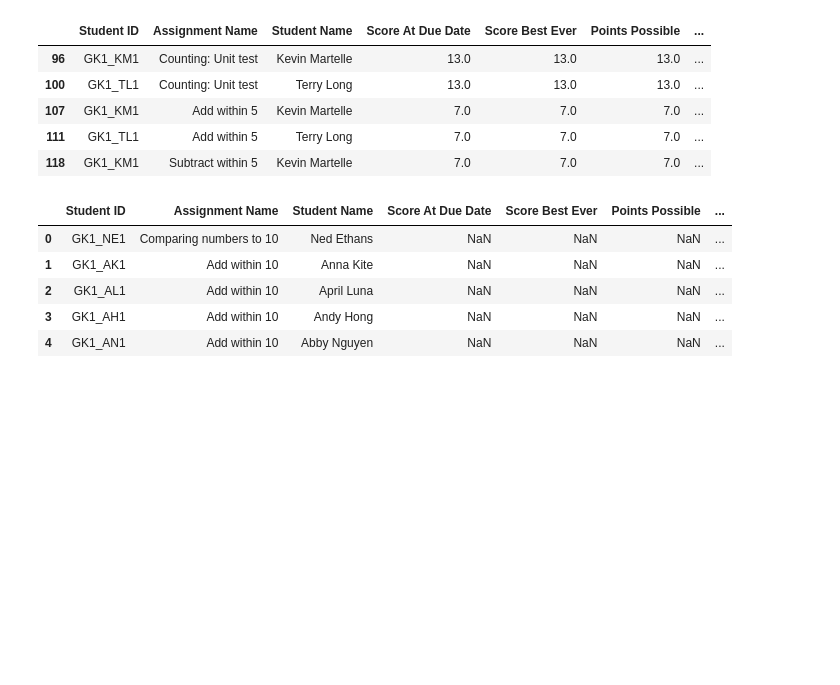
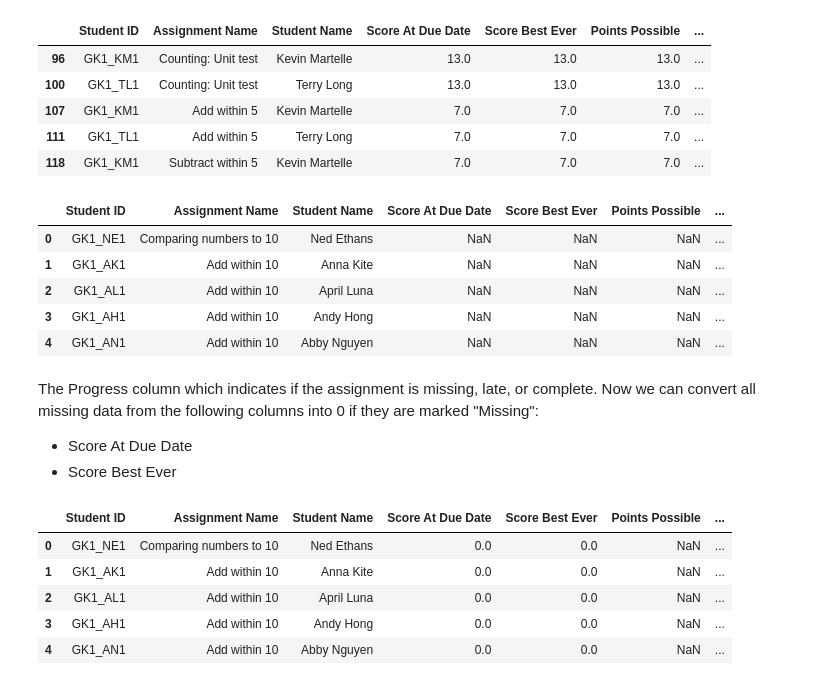
Before and after one commit to kle96/student-dashboard, a Jupyter notebook: data_cleaning/data_cleaning1.ipynb, the cells around one changed output. Cells and saved outputs as stored; diff of their text form; code cells hidden in the pictures; blank space fills up the shorter version.

Commit message:
Data Cleaning: Set missing assignment scores to 0

```diff
--- a/data_cleaning/data_cleaning1.ipynb
+++ b/data_cleaning/data_cleaning1.ipynb
@@ -185,3 +185,17 @@ df.head()
 | 2 | GK1_AL1 | Add within 10 | April Luna | NaN | NaN | NaN | ... |
 | 3 | GK1_AH1 | Add within 10 | Andy Hong | NaN | NaN | NaN | ... |
 | 4 | GK1_AN1 | Add within 10 | Abby Nguyen | NaN | NaN | NaN | ... |
+# %% [markdown]
+The Progress column which indicates if the assignment is missing, late, or complete. Now we can convert all missing data from the following columns into 0 if they are marked "Missing":
+- Score At Due Date
+- Score Best Ever
+# %%
+df.loc[df['Progress'] == 'Missing', ['Score At Due Date', 'Score Best Ever']] = 0
+df.head()
+# %% [output]
+|  | Student ID | Assignment Name | Student Name | Score At Due Date | Score Best Ever | Points Possible | ... |
+| 0 | GK1_NE1 | Comparing numbers to 10 | Ned Ethans | 0.0 | 0.0 | NaN | ... |
+| 1 | GK1_AK1 | Add within 10 | Anna Kite | 0.0 | 0.0 | NaN | ... |
+| 2 | GK1_AL1 | Add within 10 | April Luna | 0.0 | 0.0 | NaN | ... |
+| 3 | GK1_AH1 | Add within 10 | Andy Hong | 0.0 | 0.0 | NaN | ... |
+| 4 | GK1_AN1 | Add within 10 | Abby Nguyen | 0.0 | 0.0 | NaN | ... |
```
Also changed, not shown: parts of 4 cells of this notebook.
